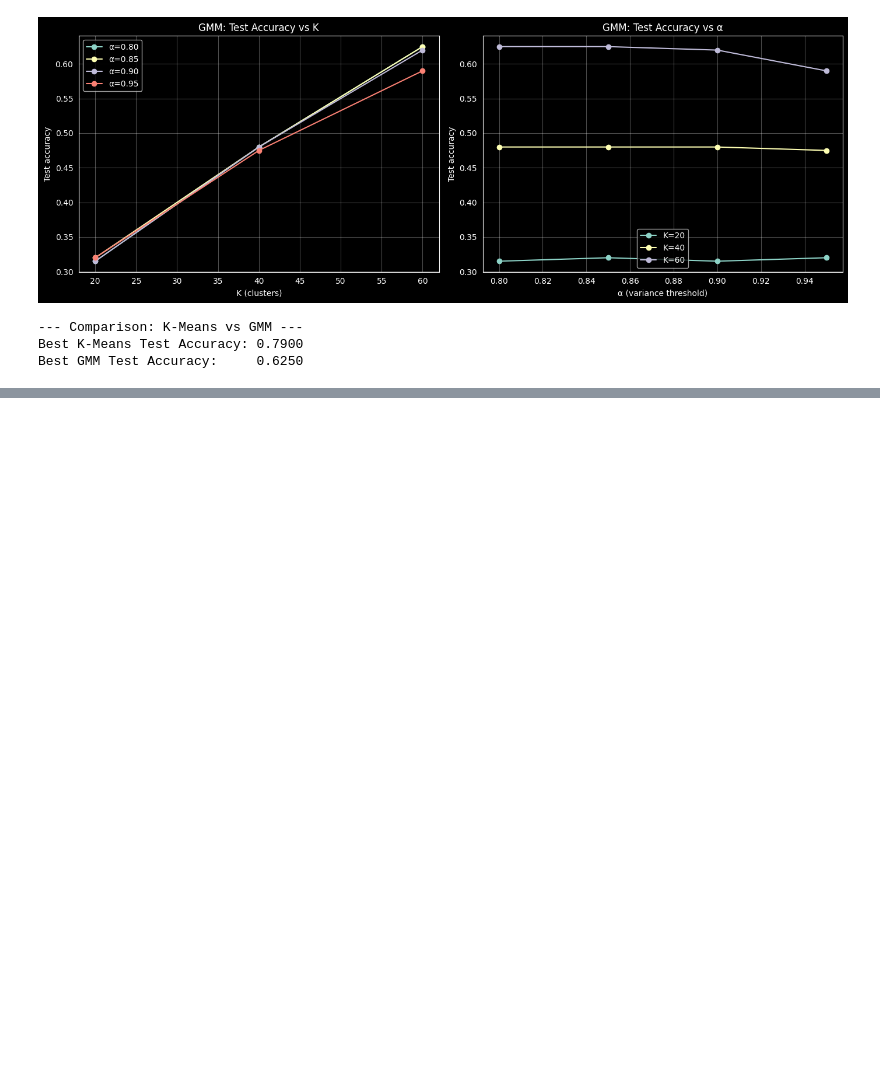
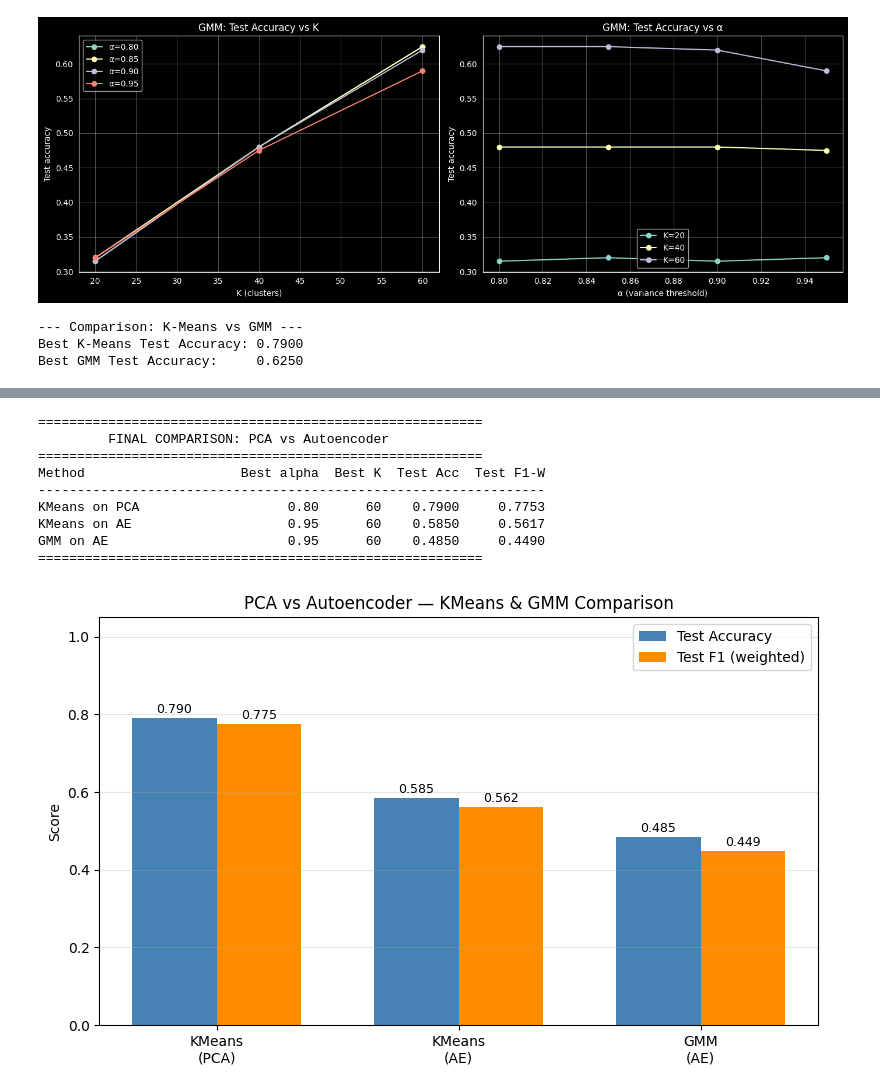
Before and after one commit to Ali-El-Deen575/Face_Recongition, a Jupyter notebook: classification.ipynb, the cells around one changed output, grey strips where cells are left out. Drawn from its saved outputs; the diff is of its cells as text; code cells hidden in the pictures; blank space fills up the shorter version.

```diff
--- a/classification.ipynb
+++ b/classification.ipynb
@@ -362,0 +662,48 @@ Best GMM Test Accuracy:     0.6250
+# %%
+# 'best' dict was set by the KMeans-PCA grid search cell above
+print('=========================================================')
+print('         FINAL COMPARISON: PCA vs Autoencoder')
+print('=========================================================')
+print(f"{'Method':<25} {'Best alpha':>10} {'Best K':>7} {'Test Acc':>9} {'Test F1-W':>10}")
+print('-' * 65)
+print(f"{'KMeans on PCA':<25} {best['alpha']:>10.2f} {best['K']:>7} "
+      f"{best['test_acc']:>9.4f} {best['test_f1_weighted']:>10.4f}")
+print(f"{'KMeans on AE':<25} {km_ae_best['alpha']:>10.2f} {km_ae_best['K']:>7} "
+      f"{km_ae_best['test_acc']:>9.4f} {km_ae_best['test_f1']:>10.4f}")
+print(f"{'GMM on AE':<25} {gmm_ae_best['alpha']:>10.2f} {gmm_ae_best['K']:>7} "
+      f"{gmm_ae_best['test_acc']:>9.4f} {gmm_ae_best['test_f1']:>10.4f}")
+print('=========================================================')
+
+# Bar chart
+methods  = ['KMeans\n(PCA)', 'KMeans\n(AE)', 'GMM\n(AE)']
+test_acc = [best['test_acc'], km_ae_best['test_acc'], gmm_ae_best['test_acc']]
+test_f1  = [best['test_f1_weighted'], km_ae_best['test_f1'], gmm_ae_best['test_f1']]
+
+x = np.arange(len(methods))
+width = 0.35
+fig, ax = plt.subplots(figsize=(8, 5))
+bars1 = ax.bar(x - width/2, test_acc, width, label='Test Accuracy', color='steelblue')
+bars2 = ax.bar(x + width/2, test_f1,  width, label='Test F1 (weighted)', color='darkorange')
+for bar in list(bars1) + list(bars2):
+    ax.text(bar.get_x() + bar.get_width()/2, bar.get_height() + 0.005,
+            f'{bar.get_height():.3f}', ha='center', va='bottom', fontsize=9)
+ax.set_xticks(x)
+ax.set_xticklabels(methods)
+ax.set_ylabel('Score')
+ax.set_title('PCA vs Autoencoder — KMeans & GMM Comparison')
+ax.set_ylim(0, 1.05)
+ax.legend()
+ax.grid(axis='y', alpha=0.3)
+plt.tight_layout()
+plt.show()
+# %% [output]
+=========================================================
+         FINAL COMPARISON: PCA vs Autoencoder
+=========================================================
+Method                    Best alpha  Best K  Test Acc  Test F1-W
+-----------------------------------------------------------------
+KMeans on PCA                   0.80      60    0.7900     0.7753
+KMeans on AE                    0.95      60    0.5850     0.5617
+GMM on AE                       0.95      60    0.4850     0.4490
+=========================================================
+[figure, added]
```
Also changed, not shown: parts of 9 cells of this notebook, 1 other file.
